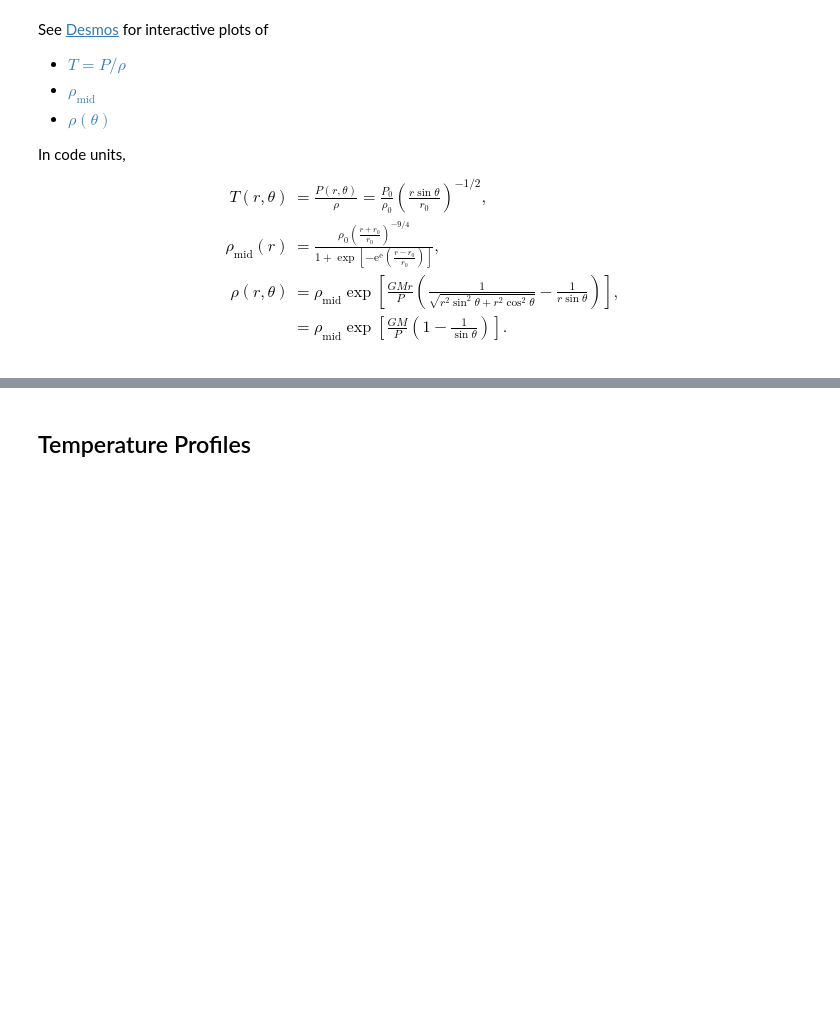
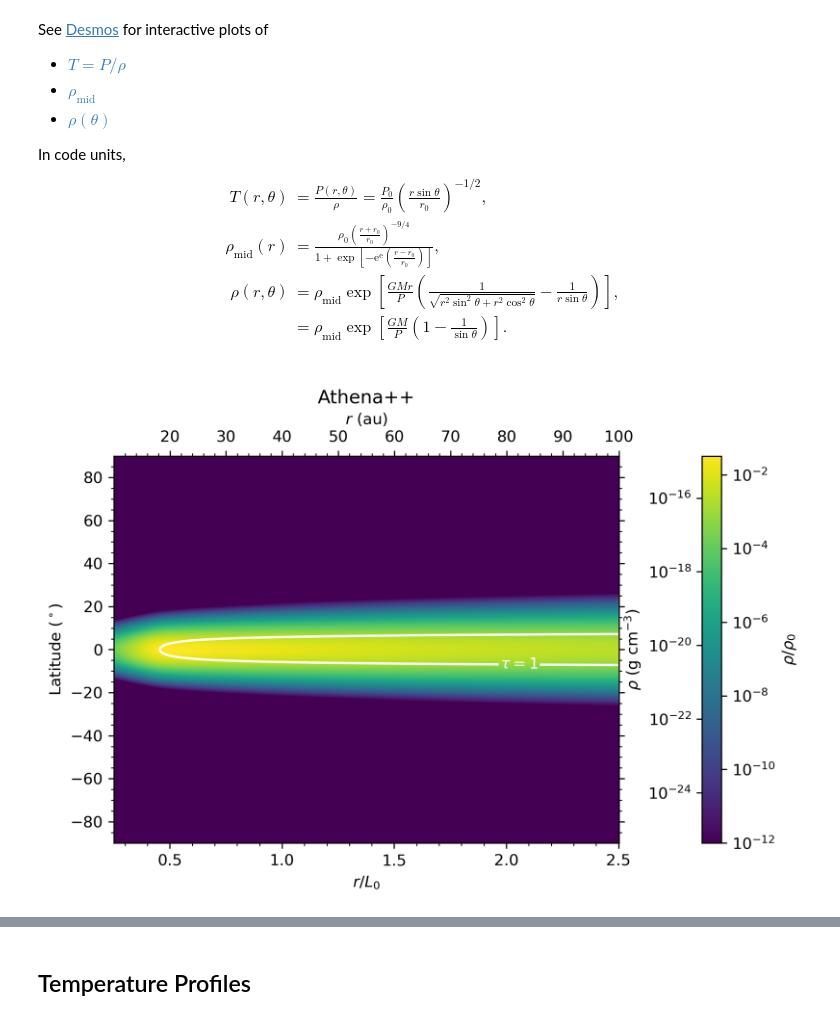
Before and after one commit to sabaronett/rad-hydro, a Jupyter notebook: ipynb/const_opac/ConstantOpacity.ipynb, the cells around one changed output, grey strips where cells are left out. Cells and saved outputs as stored; diff of their text form; code cells hidden in the pictures; blank space fills up the shorter version.

```diff
--- a/ipynb/const_opac/ConstantOpacity.ipynb
+++ b/ipynb/const_opac/ConstantOpacity.ipynb
@@ -17,3 +85,58 @@ In code units,
   \rho(r, \theta) &= \rho_\mathrm{mid}\exp\left[\frac{GMr}{P}\left(\frac{1}{\sqrt{r^2\sin^2\theta + r^2\cos^2\theta}} - \frac{1}{r\sin\theta}\right)\right], \\
                   &= \rho_\mathrm{mid}\exp\left[\frac{GM}{P}\left(1 - \frac{1}{\sin\theta}\right)\right]. \\
 \end{align*}
+# %%
+#===============================================================================
+import numpy as np
+import matplotlib.colors as colors
+import matplotlib.pyplot as plt
+import sys
+sys.path.insert(0, '/home/stanley/github/PrincetonUniversity/athena/vis/python')
+import athena_read
+
+# conversions
+rad2deg = 180/np.pi       # [deg]
+
+# Read and plot
+fig, ax = plt.subplots(figsize=(8, 4.5), dpi=300)
+base = '/home/stanley/github/sabaronett/rad-hydro/athena/dev/yanfeij'
+problem_id = 'const_opac_raytrace'
+run = '512nx2'
+path = f'{base}/{problem_id}/implicit/heat/{run}'
+athinput = athena_read.athinput(f'{path}/athinput.{problem_id}')
+density_unit = athinput['radiation']['density_unit']
+length_unit = athinput['radiation']['length_unit']
+T_unit = athinput['radiation']['T_unit']
+athdf = athena_read.athdf(f'{path}/athdf/{problem_id}.out1.00000.athdf')
+dtau = athdf['Sigma_a_0'][0]*np.diff(athdf['x1f'])
+tau_field = np.cumsum(dtau, axis=1)
+im = ax.pcolormesh(athdf['x1v'], 90-athdf['x2v']*rad2deg, athdf['rho'][0],
+                   norm=colors.LogNorm())
+
+# Constants
+au      = 1.495978707e13  # astronomical unit [cm]
+L_au    = length_unit/au  # [au]
+
+# Format (sub)plots
+def fmt(x):
+  return rf'$\tau={x:.0f}$'
+def r2au(r):
+  return r*L_au
+def rho2cgs(rho):
+  return rho*density_unit
+
+ax_r = ax.secondary_xaxis('top', functions=(r2au, r2au))
+cbar_rho = plt.colorbar(im, label=r'$\rho/\rho_0$', pad=0.12)
+cbar_rho_cgs = cbar_rho.ax.secondary_yaxis('left', functions=(rho2cgs, rho2cgs))
+ax_r.minorticks_on()
+ax_r.set(xlabel=r'$r$ (au)')
+cbar_rho_cgs.set(ylabel=r'$\rho$ (g cm$^{-3}$)')
+
+CS = ax.contour(athdf['x1v'], 90-athdf['x2v']*rad2deg, tau_field, [1, 1e5],
+                colors=['w', 'w'])
+ax.clabel(CS, CS.levels, fmt=fmt)
+ax.minorticks_on()
+ax.set(xlabel='$r/L_0$', ylabel=r'Latitude ($^\circ$)', title='Athena++')
+ax.tick_params(axis='both', which='both', right=True)
+# %% [output]
+[figure, added]
```
Also changed, not shown: parts of 9 cells of this notebook, 3 other files.
